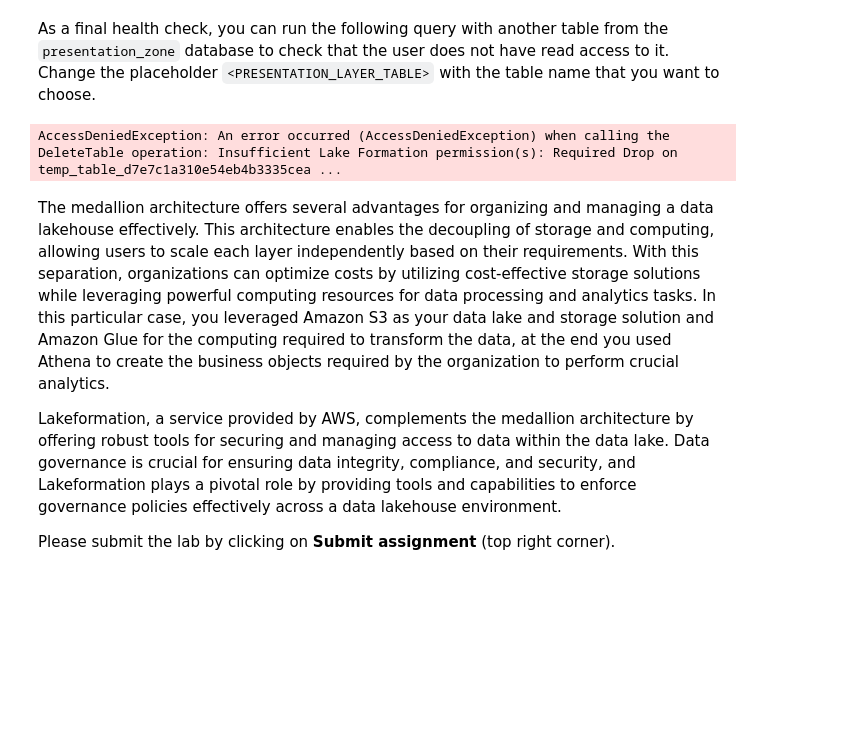
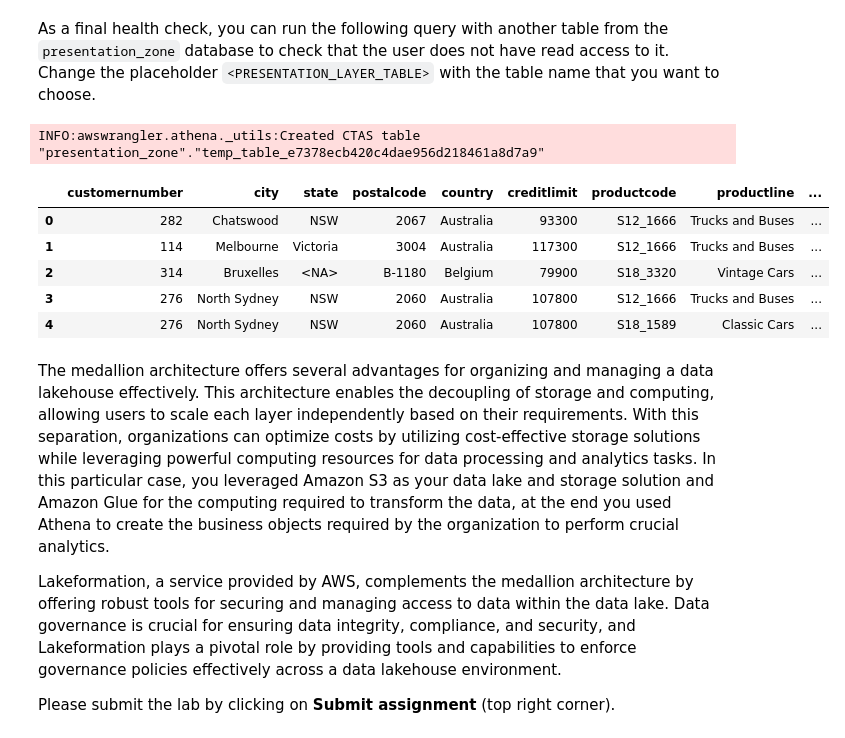
Before and after one commit to DarrelASandbox/playground-db, a Jupyter notebook: data-engineering/deeplearning.ai-data-engineering-professional-certificate/03-data-storage-and-queries/C3-W2-project-2/solution/C3_W2_Assignment_solution.ipynb, the cells around one changed output. Drawn from its saved outputs; the diff is of its cells as text; code cells hidden in the pictures; blank space fills up the shorter version.

```diff
--- a/data-engineering/deeplearning.ai-data-engineering-professional-certificate/03-data-storage-and-queries/C3-W2-project-2/solution/C3_W2_Assignment_solution.ipynb
+++ b/data-engineering/deeplearning.ai-data-engineering-professional-certificate/03-data-storage-and-queries/C3-W2-project-2/solution/C3_W2_Assignment_solution.ipynb
@@ -750,15 +750,21 @@ AccessDeniedException: An error occurred (AccessDeniedException) when calling th
 # %% [markdown]
 As a final health check, you can run the following query with another table from the `presentation_zone` database to check that the user does not have read access to it. Change the placeholder `<PRESENTATION_LAYER_TABLE>` with the table name that you want to choose.
 # %%
-sql = 'SELECT * FROM <PRESENTATION_LAYER_TABLE> LIMIT 10;'
+sql = 'SELECT * FROM "ratings_for_ml" LIMIT 10;'
 df = wr.athena.read_sql_query(
     sql,
     database=PRESENTATION_DATABASE_NAME,
     workgroup='de-c3w2a1-workgroup',
     boto3_session=session)
 df.head()
 # %% [output]
-AccessDeniedException: An error occurred (AccessDeniedException) when calling the DeleteTable operation: Insufficient Lake Formation permission(s): Required Drop on temp_table_d7e7c1a310e54eb4b3335cea ...
+INFO:awswrangler.athena._utils:Created CTAS table "presentation_zone"."temp_table_e7378ecb420c4dae956d218461a8d7a9"
+|  | customernumber | city | state | postalcode | country | creditlimit | productcode | productline | ... |
+| 0 | 282 | Chatswood | NSW | 2067 | Australia | 93300 | S12_1666 | Trucks and Buses | ... |
+| 1 | 114 | Melbourne | Victoria | 3004 | Australia | 117300 | S12_1666 | Trucks and Buses | ... |
+| 2 | 314 | Bruxelles | <NA> | B-1180 | Belgium | 79900 | S18_3320 | Vintage Cars | ... |
+| 3 | 276 | North Sydney | NSW | 2060 | Australia | 107800 | S12_1666 | Trucks and Buses | ... |
+| 4 | 276 | North Sydney | NSW | 2060 | Australia | 107800 | S18_1589 | Classic Cars | ... |
 # %% [markdown]
 The medallion architecture offers several advantages for organizing and managing a data lakehouse effectively. This architecture enables the decoupling of storage and computing, allowing users to scale each layer independently based on their requirements. With this separation, organizations can optimize costs by utilizing cost-effective storage solutions while leveraging powerful computing resources for data processing and analytics tasks. In this particular case, you leveraged Amazon S3 as your data lake and storage solution and Amazon Glue for the computing required to transform the data, at the end you used Athena to create the business objects required by the organization to perform crucial analytics.
 
```
Also changed, not shown: parts of 15 cells of this notebook, 1 other file.
